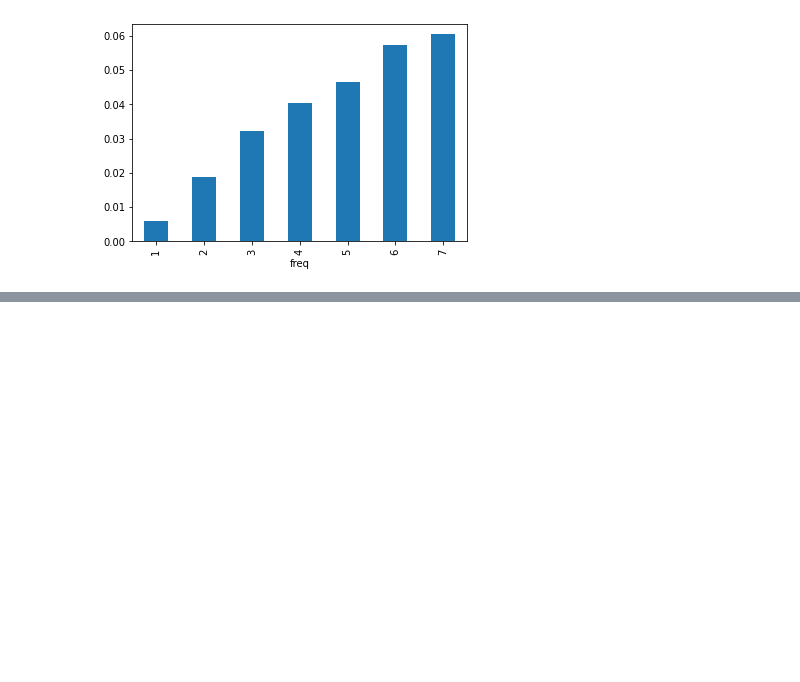
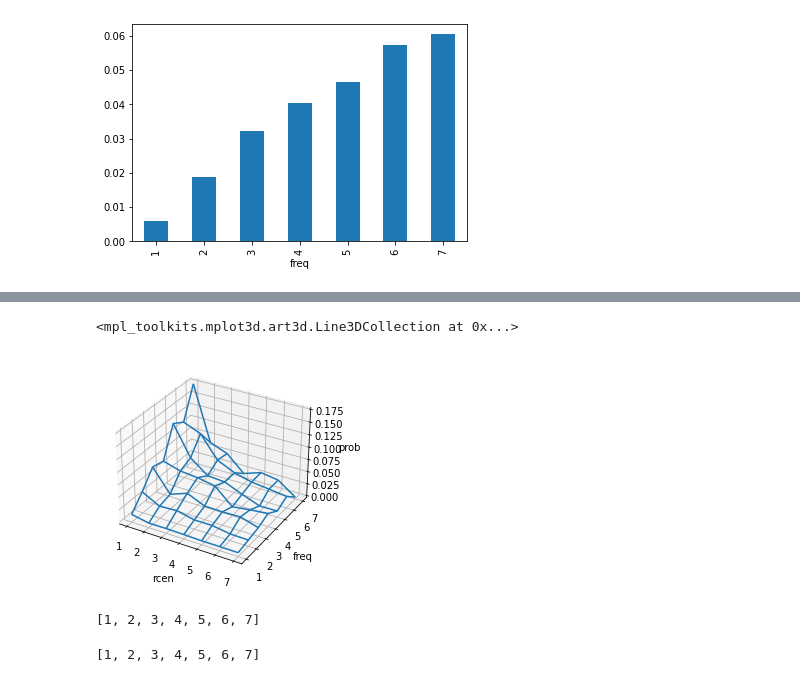
Before and after one commit to daikichidaze/pyoptbook, a Jupyter notebook: src/7.recomend/recomend.ipynb, the cells around one changed output, grey strips where cells are left out. Drawn from its saved outputs; the diff is of its cells as text; code cells hidden in the pictures; blank space fills up the shorter version.

```diff
--- a/src/7.recomend/recomend.ipynb
+++ b/src/7.recomend/recomend.ipynb
@@ -252,0 +326,18 @@ df_freq['prob'].plot.bar()
+# %%
+Freq = df_rf['freq'].unique().tolist()
+Rcen = df_rf['rcen'].unique().tolist()
+Z = [df_rf[(df_rf['freq']==freq) & (df_rf['rcen']==rcen)]['prob'].iloc[0]
+     for freq in Freq for rcen in Rcen]
+Z = np.array(Z).reshape((len(Freq), len(Rcen)))
+X, Y = np.meshgrid(Rcen, Freq)
+fig = plt.figure()
+ax = fig.add_subplot(111
+                    , projection = '3d'
+                    , xlabel = 'rcen'
+                    , ylabel = 'freq'
+                    , zlabel = 'prob'
+                    )
+ax.plot_wireframe(X, Y, Z)
+# %% [output]
+<mpl_toolkits.mplot3d.art3d.Line3DCollection at 0x...>
+[figure, added]
@@ -252,0 +348,8 @@ df_freq['prob'].plot.bar()
+# %%
+R
+# %% [output]
+[1, 2, 3, 4, 5, 6, 7]
+# %%
+F
+# %% [output]
+[1, 2, 3, 4, 5, 6, 7]
```
Also changed, not shown: parts of 40 cells of this notebook.
